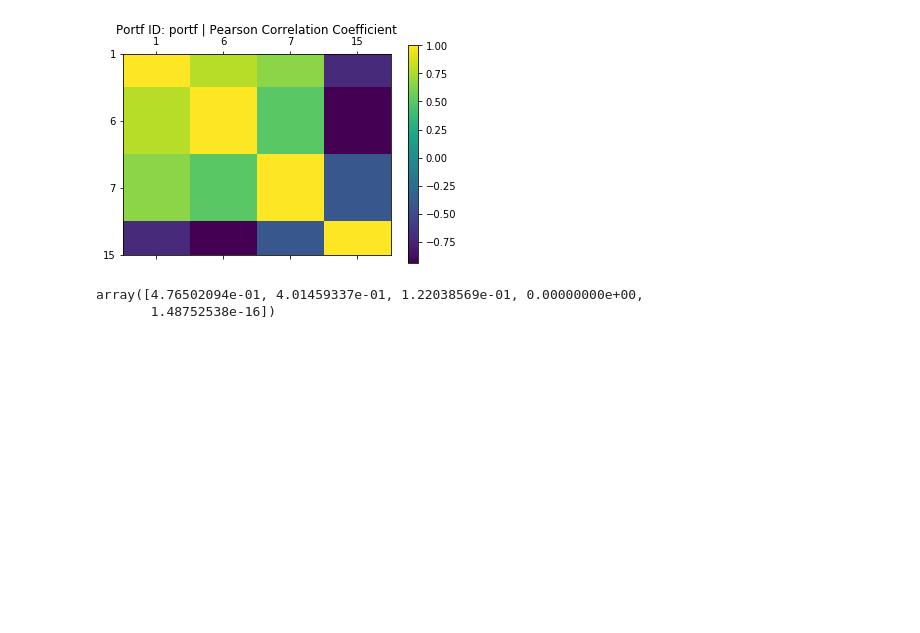
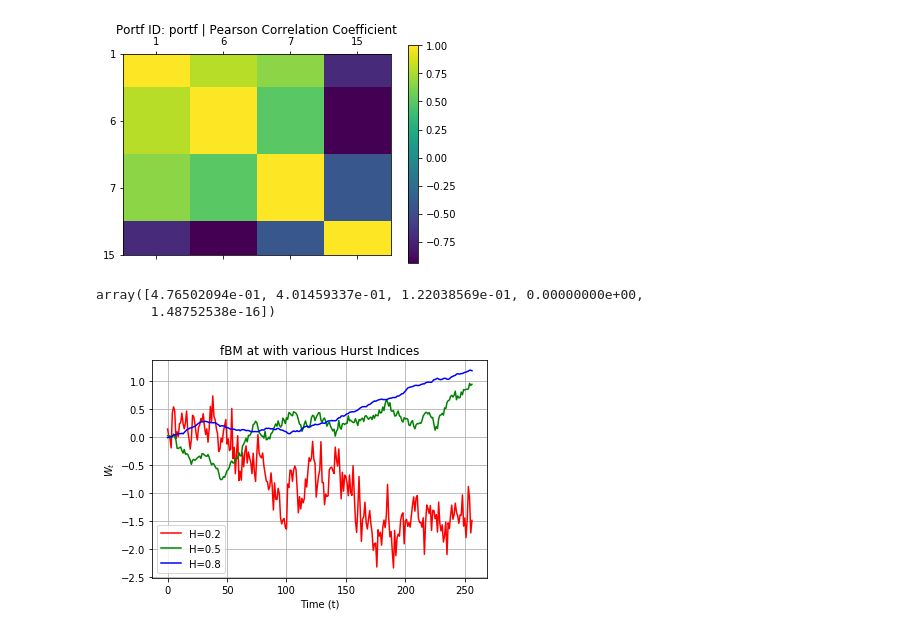
Before and after one commit to braedyn-au/StockMarketCascades, a Jupyter notebook: efficientFrontier.ipynb, the cells around one changed output. Saved outputs shown, nothing was run; the diff lists cells and outputs as text; code cells hidden in the pictures; blank space fills up the shorter version.

```diff
--- a/efficientFrontier.ipynb
+++ b/efficientFrontier.ipynb
@@ -152,0 +155,16 @@ array([4.76502094e-01, 4.01459337e-01, 1.22038569e-01, 0.00000000e+00,
+# %%
+low = fbmlib.fbm(0.2,2**8,1)
+high = fbmlib.fbm(0.8,2**8,1)
+mid = fbmlib.fbm(0.5,2**8,1)
+# %%
+plt.plot(np.arange(2**8+1),low,label='H=0.2', color='red')
+plt.plot(np.arange(2**8+1),mid, label = 'H=0.5', color = 'green')
+plt.plot(np.arange(2**8+1),high, label = 'H=0.8', color = 'blue')
+plt.legend()
+plt.title("fBM at with various Hurst Indices")
+plt.xlabel("Time (t)")
+plt.grid(True)
+plt.ylabel("$W_t$")
+plt.savefig("./csgpres/fbm.png", dpi=250)
+# %% [output]
+[figure, added]
```
Also changed, not shown: parts of 37 cells of this notebook, 34 other files.
